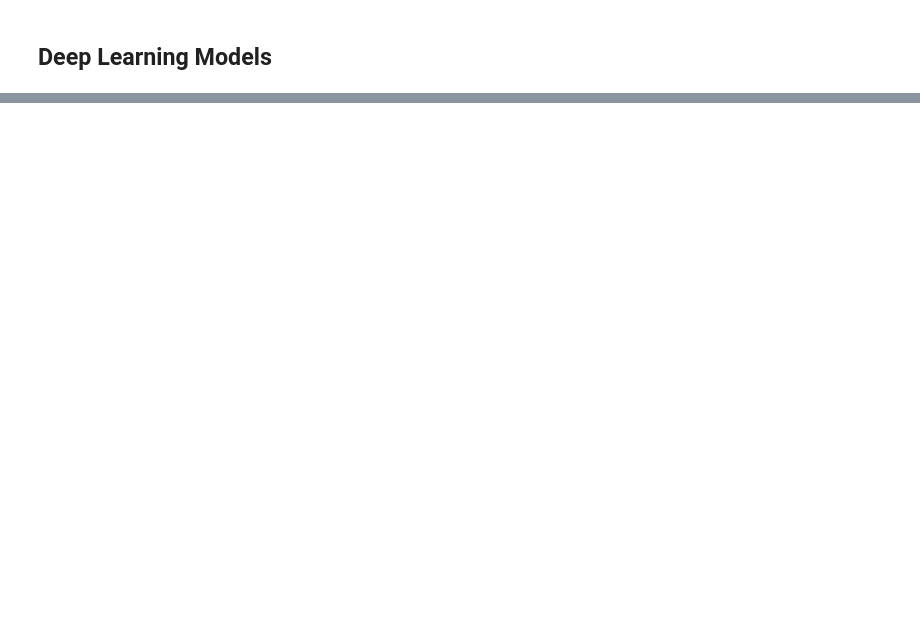
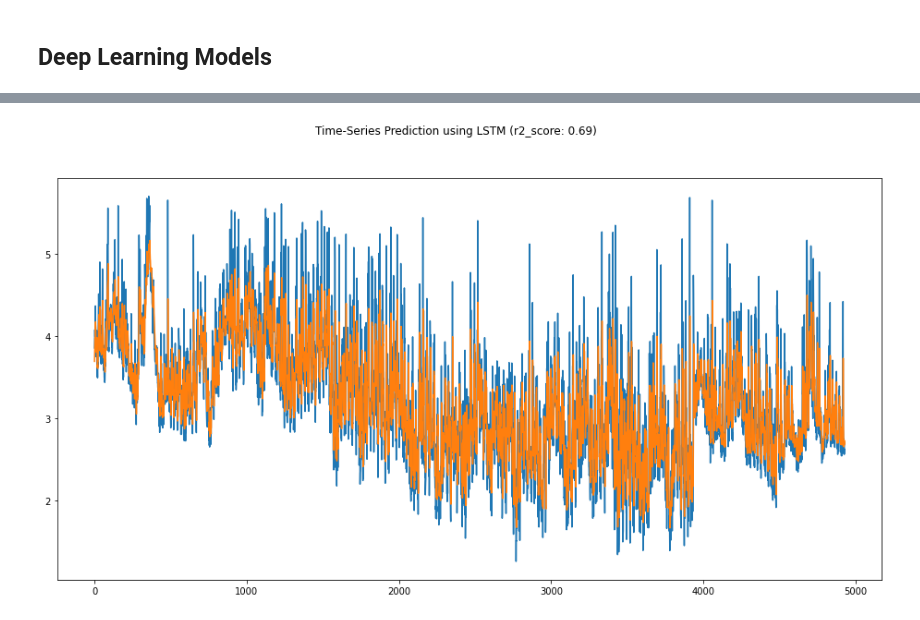
Before and after one commit to eldor-fozilov/ethereum-gas-price-prediction, a Jupyter notebook: Modeling.ipynb, the cells around one changed output, grey strips where cells are left out. Drawn from its saved outputs; the diff is of its cells as text; code cells hidden in the pictures; blank space fills up the shorter version.

```diff
--- a/Modeling.ipynb
+++ b/Modeling.ipynb
@@ -265,0 +340,19 @@ plt.show()
+# %%
+train_size = int(len(y) * split_ratio)
+test_size = len(y) - train_size
+
+dataX = Variable(torch.Tensor(np.array(x)))
+dataY = Variable(torch.Tensor(np.array(y)))
+
+trainX = Variable(torch.Tensor(np.array(x[0:train_size])))
+trainY = Variable(torch.Tensor(np.array(y[0:train_size])))
+
+testX = Variable(torch.Tensor(np.array(x[train_size:len(x)])))
+testY = Variable(torch.Tensor(np.array(y[train_size:len(y)])))
+# %%
+input_size = 1
+hidden_size = 2
+num_layers = 1
+num_classes = 1
+
+lstm = LSTM(num_classes, input_size, hidden_size, num_layers)
@@ -265,0 +395,23 @@ plt.show()
+# %%
+def plot_res(dataX, dataY):
+  lstm.eval()
+  with torch.no_grad():
+    predict = lstm(dataX)
+
+  data_predict = predict.data.numpy()
+  dataY_plot = dataY.data.numpy()
+
+  data_predict = sc.inverse_transform(data_predict)
+  dataY_plot = sc.inverse_transform(dataY_plot)
+
+
+  plt.figure(figsize = (16,8))
+  plt.plot(dataY_plot)
+  plt.plot(data_predict)
+  r2_train = r2_score(dataY_plot, data_predict)
+  plt.suptitle(f'Time-Series Prediction using LSTM (r2_score: {round(r2_train, 2)})')
+  plt.show()
+# %%
+plot_res(trainX, trainY)
+# %% [output]
+[figure, added]
```
Also changed, not shown: parts of 21 cells of this notebook.
